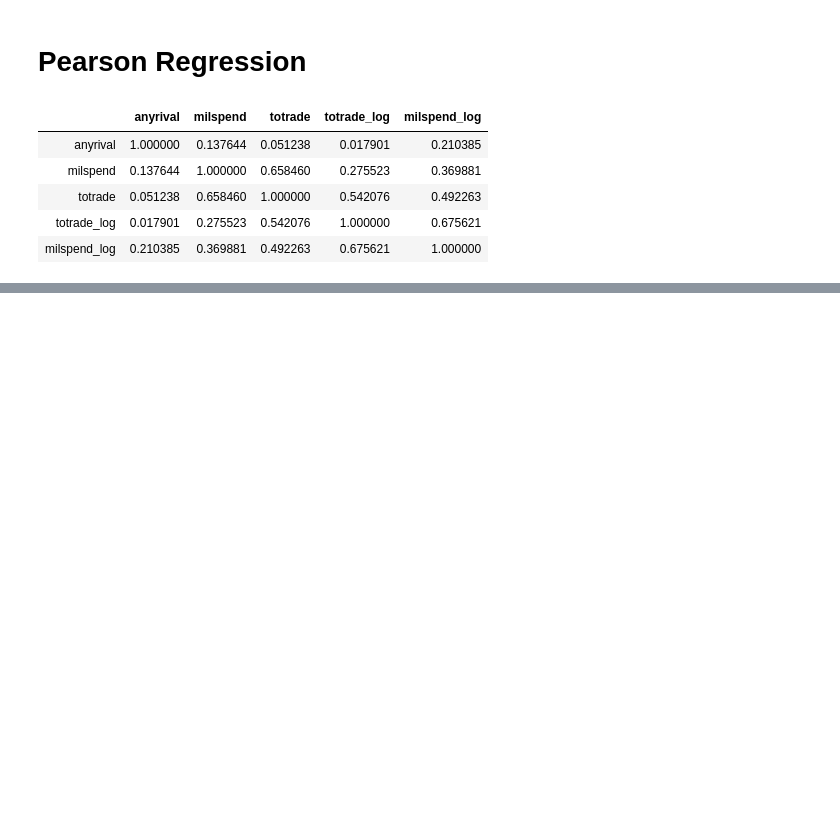
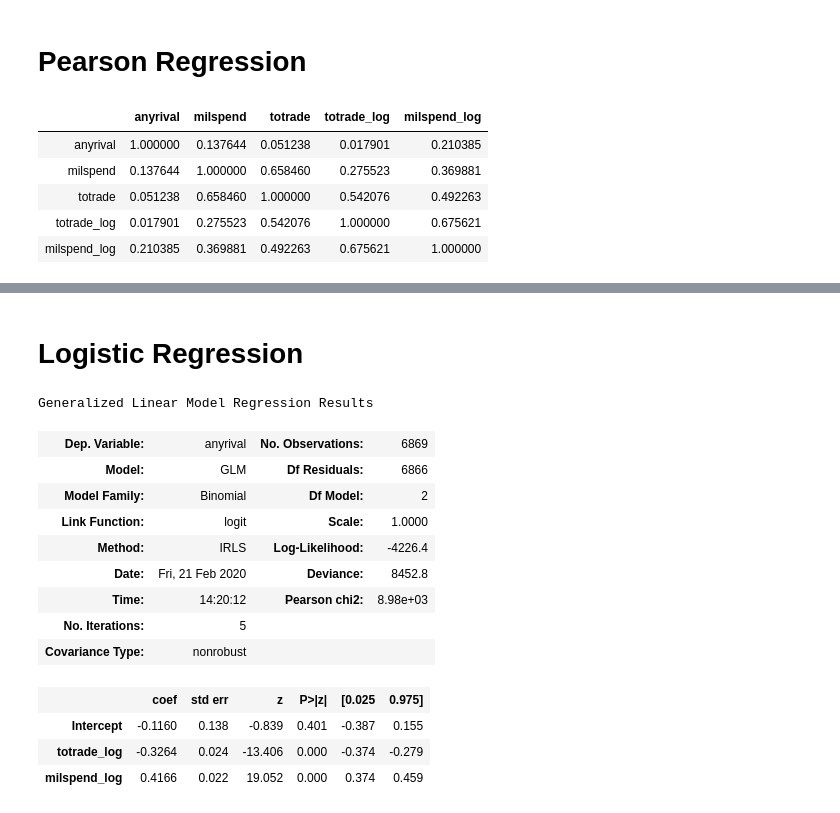
Before and after one commit to PardeeCenter/Python-Skills-Workshop, a Jupyter notebook: Session 3.2 Statistical Analysis with Python.ipynb, the cells around one changed output, grey strips where cells are left out. Drawn from its saved outputs; the diff is of its cells as text; code cells hidden in the pictures; blank space fills up the shorter version.

```diff
--- a/Session 3.2 Statistical Analysis with Python.ipynb
+++ b/Session 3.2 Statistical Analysis with Python.ipynb
@@ -185,0 +187,21 @@ Warnings:
+# %% [markdown]
+# Logistic Regression
+# %%
+import statsmodels.api as sm
+model_logit = smf.glm("anyrival ~ totrade_log + milspend_log", data=rival_ols, family=sm.families.Binomial())
+model_logit.fit().summary()
+# %% [output]
+Generalized Linear Model Regression Results
+| Dep. Variable: | anyrival | No. Observations: | 6869 |
+| Model: | GLM | Df Residuals: | 6866 |
+| Model Family: | Binomial | Df Model: | 2 |
+| Link Function: | logit | Scale: | 1.0000 |
+| Method: | IRLS | Log-Likelihood: | -4226.4 |
+| Date: | Fri, 21 Feb 2020 | Deviance: | 8452.8 |
+| Time: | 14:20:12 | Pearson chi2: | 8.98e+03 |
+| No. Iterations: | 5 |  |  |
+| Covariance Type: | nonrobust |  |  |
+|  | coef | std err | z | P>|z| | [0.025 | 0.975] |
+| Intercept | -0.1160 | 0.138 | -0.839 | 0.401 | -0.387 | 0.155 |
+| totrade_log | -0.3264 | 0.024 | -13.406 | 0.000 | -0.374 | -0.279 |
+| milspend_log | 0.4166 | 0.022 | 19.052 | 0.000 | 0.374 | 0.459 |
```
Also changed, not shown: parts of 4 cells of this notebook.
